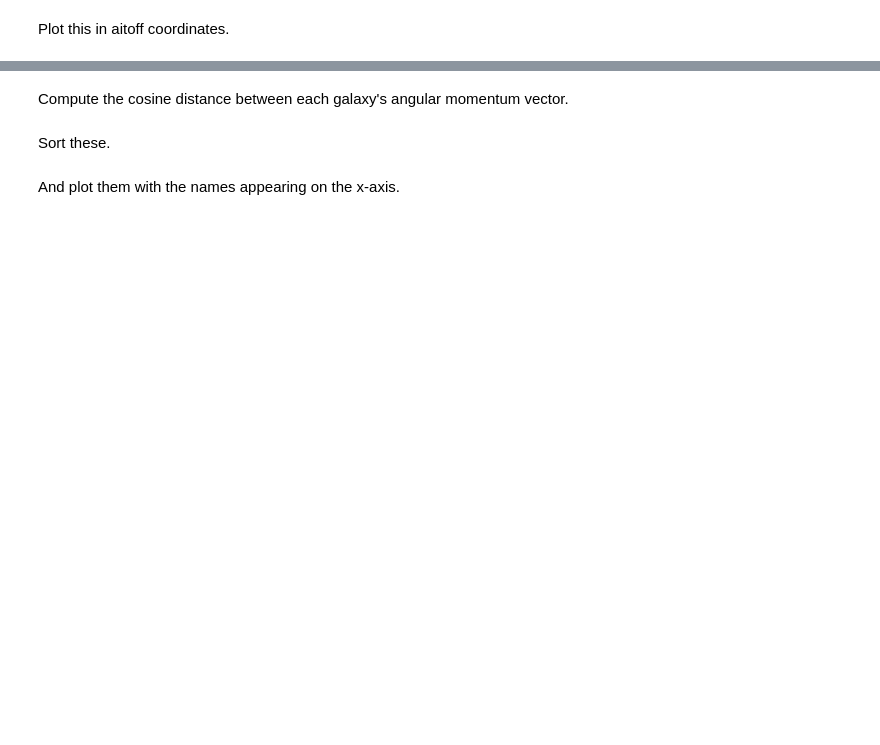
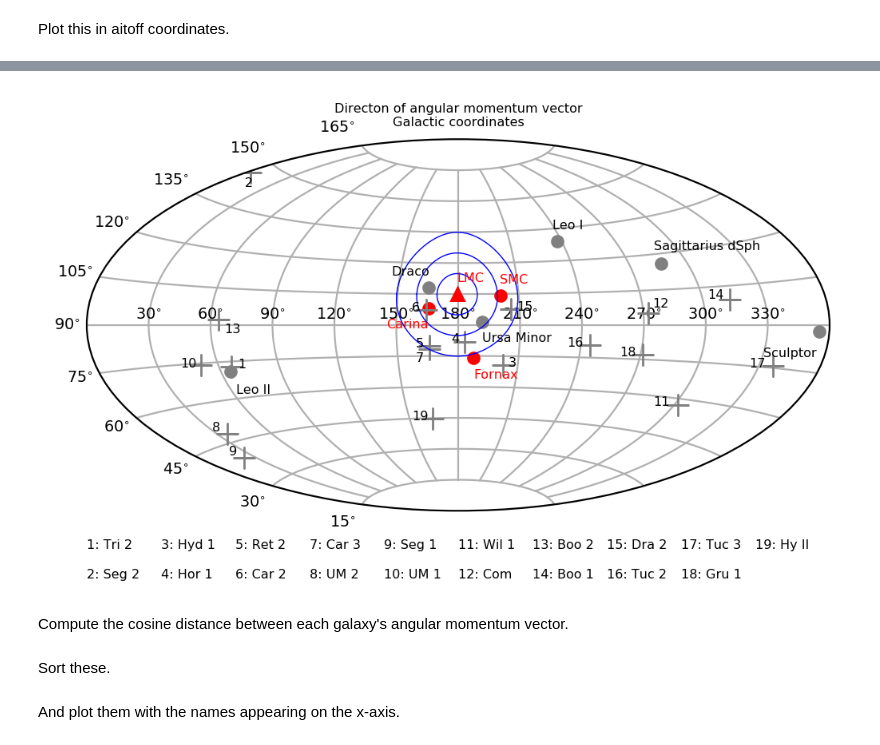
Before and after one commit to stephenpardy/PythonNotebooks, a Jupyter notebook: astro/angular_momentum.ipynb, the cells around one changed output, grey strips where cells are left out. Saved outputs shown, nothing was run; the diff lists cells and outputs as text; code cells hidden in the pictures; blank space fills up the shorter version.

```diff
--- a/astro/angular_momentum.ipynb
+++ b/astro/angular_momentum.ipynb
@@ -177,0 +303,2 @@ y = phi-np.pi/2.
+# %%
+simon_selected = simon_phase_space[['short_name', 'X', 'Y', 'Z', 'Vx', 'Vy', 'Vz']]
@@ -211,3 +350,93 @@ fig.savefig('/Users/spardy/Research/projects/Auriga/for_paper/angular_momentum.p
+# %%
+associated = [7, 2, 6]
+# %%
+unassociated = [5, 8, 0, 9, 3, 4]
+# %%
+additional_x_offsets = {
+    'Seg 1': np.radians(-0.7),
+    'UM 2': np.radians(-0.9),
+    'Com': np.radians(-0.5),
+    'Boo 1': np.radians(0)
+
+}
+additional_y_offsets = {
+    'Seg 1': np.radians(2.2),
+    'UM 2': np.radians(2.2),
+    'Com': np.radians(3),
+    'Boo 1': np.radians(1)
+}
+# %%
+fig, axis = plt.subplots(1, subplot_kw={'projection': 'aitoff'}, dpi=200)
+
+axis.plot(x[unassociated], y[unassociated], '.', color='gray', ms=10)
+axis.plot(x[associated], y[associated], '.', color='red', ms=10)
+
+axis.plot(x[1], y[1], 'r^', ms=6)# LMC
+
+axis.plot(uf_x, uf_y, '+', color='gray', ms=10)
+
+for i, (name, x_i, phi_i) in enumerate(zip(combined_df.Name, x, y)):
+
+    # change some labels so that they don't overlap
+
+    if phi_i < np.radians(10):
+        va='top'
+    else:
+        va='bottom'
+
+    if name in ['Draco', 'Carina', 'Sculptor']:
+        ha = 'right'
+    else:
+        ha = 'left'
+
+    offset = -0.085 if va == 'top' else 0.085
+
+    text_color = 'black' if i in unassociated else 'red'
+
+    axis.text(x_i, phi_i+offset, name, fontsize='xx-small', ha=ha, va=va, color=text_color)
+
+for i, (name, x_i, phi_i) in enumerate(zip(uf_df['short_name'], uf_x, uf_y)):
+
+    ha = 'right' if name not in ['Dra 2', 'Seg 2', 'Com',
+                                 'Boo 2', 'Tri 2', 'Hyd 1'] else 'left'
+    va = 'bottom' if name not in ['Seg 2', 'Boo 2', 'Car 3'] else 'top'
+    offset_y = 0.025 if ha == 'bottom' else -0.025
+    offset_x = -0.05 if ha == 'right' else 0.05
+
+    if name in additional_x_offsets:
+        offset_x += additional_x_offsets[name]
+        offset_y += additional_y_offsets[name]
+
+    axis.text(x_i+offset_x, phi_i+offset_y, f'{i+1}', fontsize='xx-small', ha=ha, va=va)
+
+for i, name in enumerate(uf_df['short_name']):
+    axis.annotate(xy=(0.1*(i//2), -0.1-0.08*(i%2)), s=f'{i+1}: {name}',
+                  xycoords='axes fraction', fontsize='xx-small')
+
+axis.set_xticklabels(['%d$^{\circ}$' % num for num in np.arange(30, 360, 30)], fontsize='x-small')
+axis.set_yticklabels(['%d$^{\circ}$' % num for num in np.arange(15, 180, 15)], fontsize='x-small')
+
+axis.set_title('Directon of angular momentum vector\nGalactic coordinates', fontsize='xx-small')
+
+axis.grid(True)
+
+x0 = x[1]
+y0 = y[1]
+
+#(x - x0)^2 + (y - y0)^2 == r^2
+for r in np.arange(10, 40, 10):
+
+    r = np.radians(r)
+
+    x_circ = np.linspace(x0 - r, x0 + r, 1000)
+
+    y_circ = np.sqrt(r**2 - (x_circ - x0)**2) + y0
+    y_circ = np.append(y_circ, -np.sqrt(r**2 - (x_circ[::-1] - x0)**2) + y0)
+    x_circ = np.append(x_circ, x_circ[::-1])
+    axis.plot(x_circ, y_circ, color='blue', linewidth=0.5)
+fig.savefig('/Users/spardy/Research/projects/Auriga/for_paper/angular_momentum.pdf', bbox_inches='tight')
+# %% [output]
+[figure, added]
 # %% [markdown]
 Compute the cosine distance between each galaxy's angular momentum vector.
 # %%
```
Also changed, not shown: parts of 43 cells of this notebook, 12 other files.
